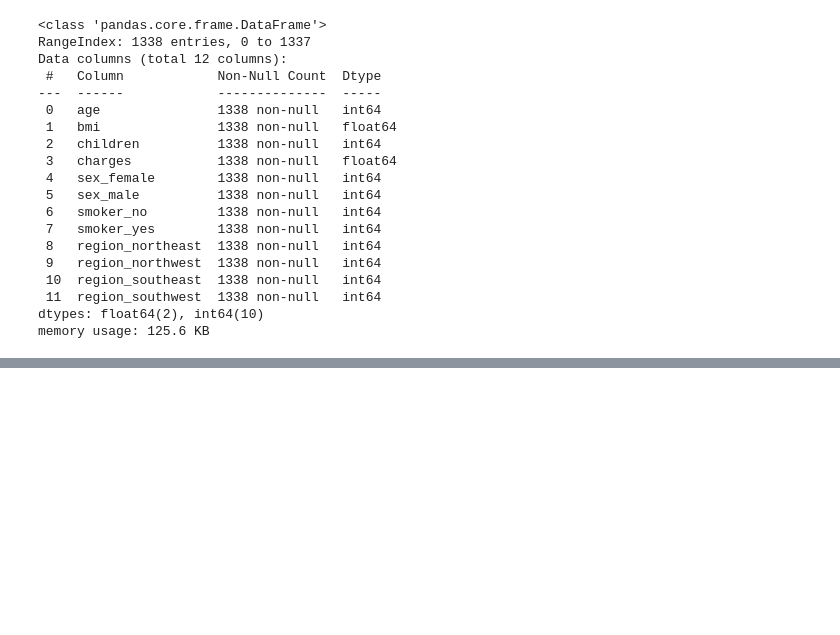
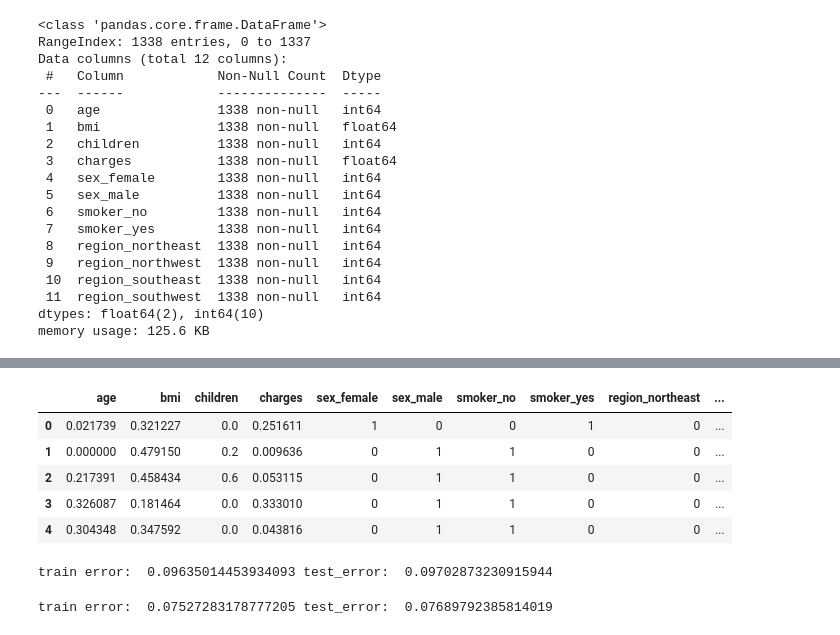
Before and after one commit to aavarel1/InsuranceCharge, a Jupyter notebook: insurance.ipynb, the cells around one changed output, grey strips where cells are left out. Drawn from its saved outputs; the diff is of its cells as text; code cells hidden in the pictures; blank space fills up the shorter version.

```diff
--- a/insurance.ipynb
+++ b/insurance.ipynb
@@ -89,0 +128,71 @@ data_scaled.head()
+# %%
+data.head()
+# %% [output]
+|  | age | bmi | children | charges | sex_female | sex_male | smoker_no | smoker_yes | region_northeast | ... |
+| 0 | 0.021739 | 0.321227 | 0.0 | 0.251611 | 1 | 0 | 0 | 1 | 0 | ... |
+| 1 | 0.000000 | 0.479150 | 0.2 | 0.009636 | 0 | 1 | 1 | 0 | 0 | ... |
+| 2 | 0.217391 | 0.458434 | 0.6 | 0.053115 | 0 | 1 | 1 | 0 | 0 | ... |
+| 3 | 0.326087 | 0.181464 | 0.0 | 0.333010 | 0 | 1 | 1 | 0 | 0 | ... |
+| 4 | 0.304348 | 0.347592 | 0.0 | 0.043816 | 0 | 1 | 1 | 0 | 0 | ... |
+# %%
+from sklearn.linear_model import LinearRegression
+from sklearn.metrics import mean_squared_error
+
+train_sum_error = 0
+test_sum_error = 0
+epochs=200
+for k in range(epochs):
+    X_train, X_test, y_train, y_test= train_test_split(X, y, test_size=0.2)
+    linReg = LinearRegression()
+    linReg.fit(X_train, y_train)
+
+    y_pred = linReg.predict(X_train)
+    error = mean_squared_error(y_train, y_pred)
+    error = error**0.5
+
+    #print('train error=', error)
+    train_sum_error += error
+
+    y_pred = linReg.predict(X_test)
+    error = mean_squared_error(y_test, y_pred)
+    error = error**0.5
+
+    #print('test error=', error)
+    test_sum_error += error
+print('train error: ', train_sum_error/epochs, 'test_error: ', test_sum_error/epochs)
+# %% [output]
+train error:  0.09635014453934093 test_error:  0.09702873230915944
+# %%
+#use polynomial regression
+from sklearn.preprocessing import PolynomialFeatures
+from sklearn.linear_model import LinearRegression
+from sklearn.metrics import mean_squared_error
+
+train_sum_error = 0
+test_sum_error = 0
+epochs=200
+for k in range(epochs):
+    X_train, X_test, y_train, y_test= train_test_split(X, y, test_size=0.2)
+    poly = PolynomialFeatures(degree=2)
+    X_train = poly.fit_transform(X_train)
+    X_test = poly.fit_transform(X_test)
+
+    linReg = LinearRegression()
+    linReg.fit(X_train, y_train)
+
+    y_pred = linReg.predict(X_train)
+    error = mean_squared_error(y_train, y_pred)
+    error = error**0.5
+
+    #print('train error=', error)
+    train_sum_error += error
+
+    y_pred = linReg.predict(X_test)
+    error = mean_squared_error(y_test, y_pred)
+    error = error**0.5
+
+    #print('test error=', error)
+    test_sum_error += error
+print('train error: ', train_sum_error/epochs, 'test_error: ', test_sum_error/epochs)
+# %% [output]
+train error:  0.07527283178777205 test_error:  0.07689792385814019
```
Also changed, not shown: parts of 5 cells of this notebook.
